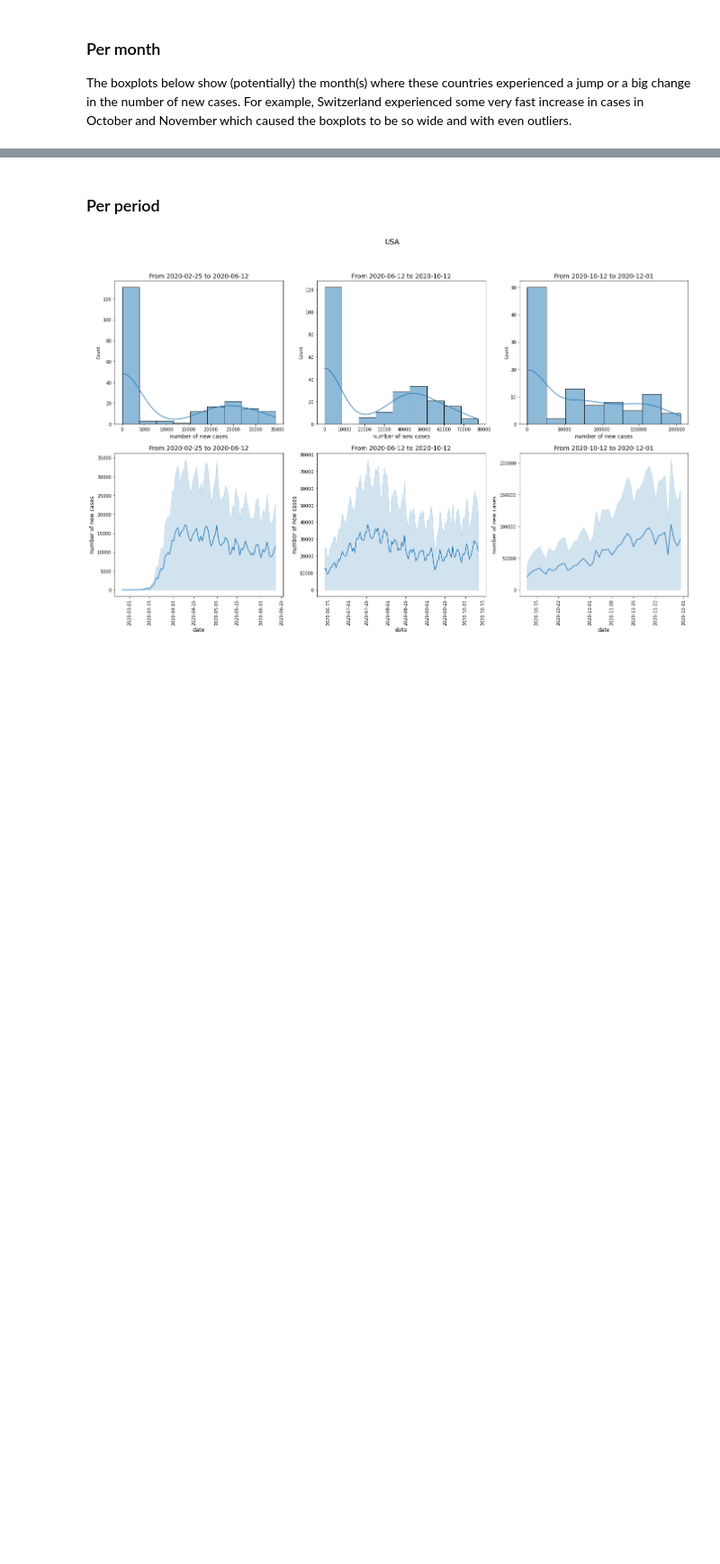
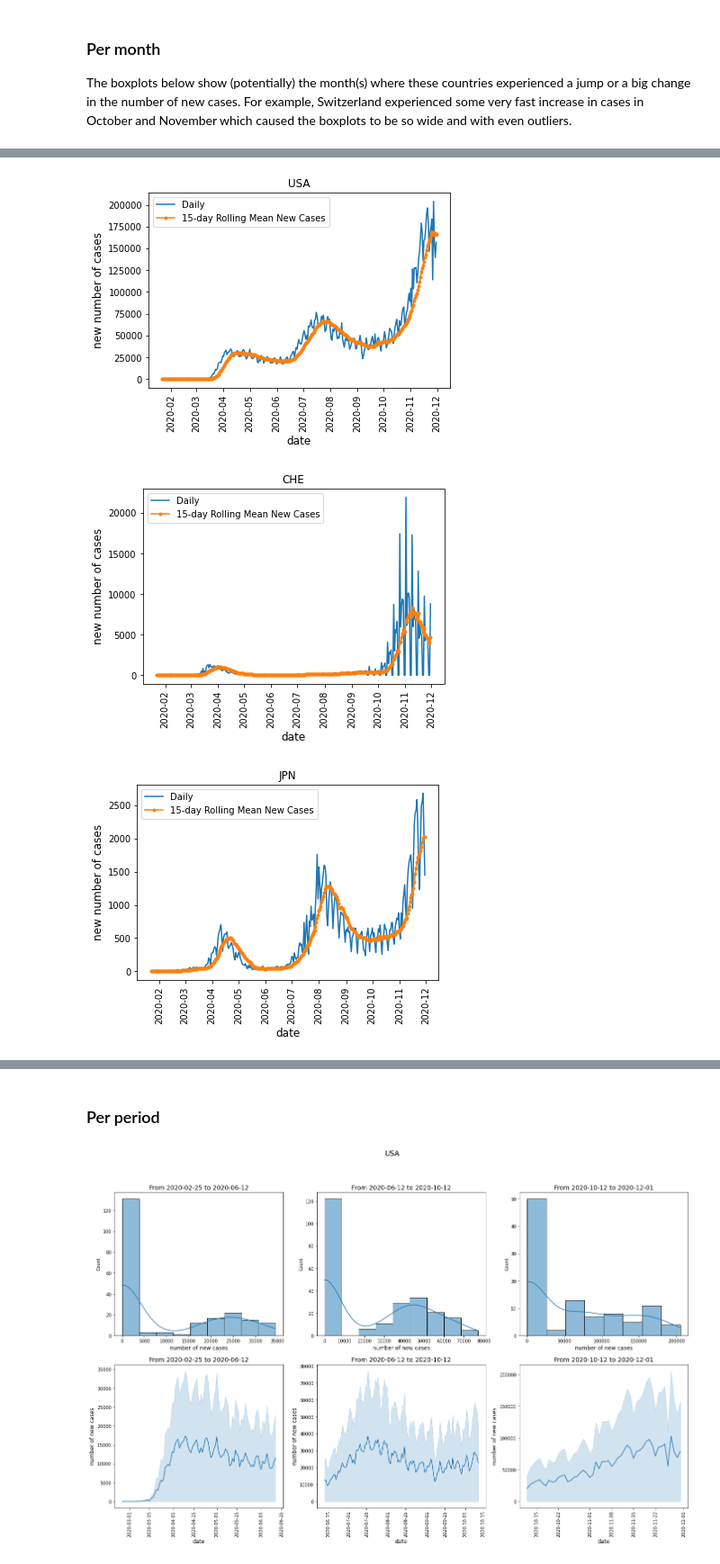
Before and after one commit to anitamezzetti/covid_impact_stocks_volatility, a Jupyter notebook: HienCovidDataRetrieval.ipynb, the cells around one changed output, grey strips where cells are left out. Shown at 90% size. Cells and saved outputs as stored; diff of their text form; code cells hidden in the pictures; blank space fills up the shorter version.

```diff
--- a/HienCovidDataRetrieval.ipynb
+++ b/HienCovidDataRetrieval.ipynb
@@ -169,0 +181,20 @@ for country,df in dfs.items():
+# %%
+# rolling for cumulative => could also be solution for the problem of late
+# registration of data or non-granularity
+
+rolling_period = 15 # days
+for country,df in dfs.items():
+    df_rolling = df["new_confirmed"].rolling(rolling_period).mean().fillna(0)
+    plt.figure()
+    plt.plot(df.date, df["new_confirmed"], label="Daily")
+    plt.plot(df.date, df_rolling, marker=".", label=f"{rolling_period}-day Rolling Mean New Cases")
+    plt.xticks(rotation=90)
+    plt.xlabel("date", size=12)
+    plt.ylabel("new number of cases", size=12)
+    plt.title(country)
+    plt.legend()
+    plt.show()
+# %% [output]
+[figure, added]
+[figure, added]
+[figure, added]
```
Also changed, not shown: parts of 9 cells of this notebook, 8 other files.
